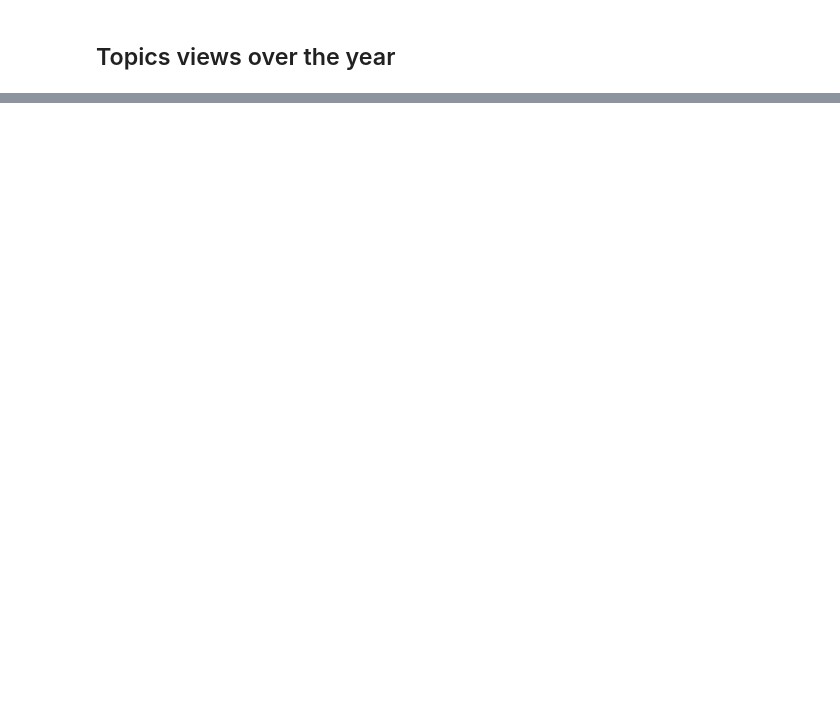
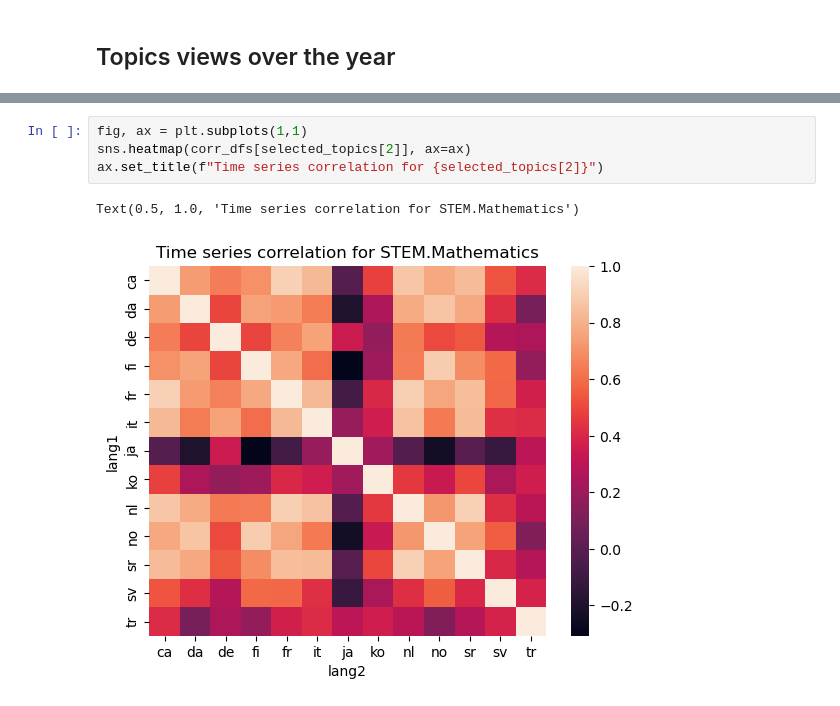
Before and after one commit to epfl-ada/ada-2023-project-rablashijupa, a Jupyter notebook: p3_step1.ipynb, the cells around one changed output, grey strips where cells are left out. Saved outputs shown, nothing was run; the diff lists cells and outputs as text; blank space fills up the shorter version.

```diff
--- a/p3_step1.ipynb
+++ b/p3_step1.ipynb
@@ -242,0 +252,7 @@ Text(0.5, 1.0, 'Hofstede score')
+# %%
+fig, ax = plt.subplots(1,1)
+sns.heatmap(corr_dfs[selected_topics[2]], ax=ax)
+ax.set_title(f"Time series correlation for {selected_topics[2]}")
+# %% [output]
+Text(0.5, 1.0, 'Time series correlation for STEM.Mathematics')
+[figure, added]
```
Also changed, not shown: parts of 35 cells of this notebook, 1 other file.
